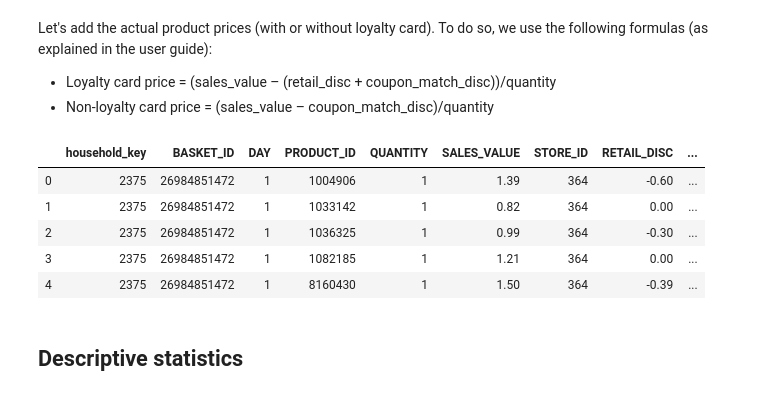
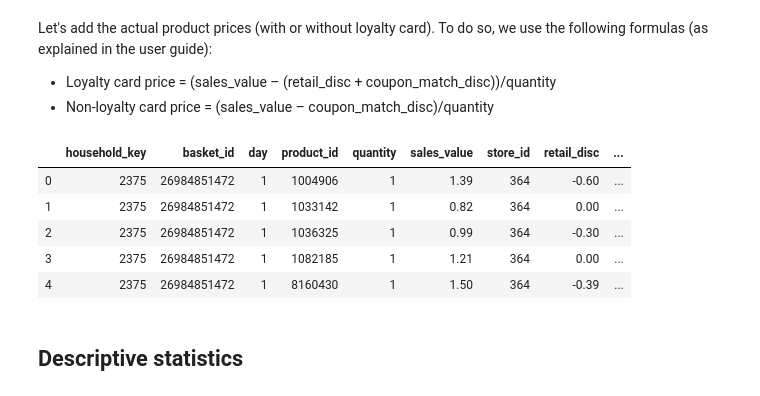
Before and after one commit to whateverforever/ada-2019-project, a Jupyter notebook: data_analysis.ipynb, the cells around one changed output. Drawn from its saved outputs; the diff is of its cells as text; code cells hidden in the pictures.

```diff
--- a/data_analysis.ipynb
+++ b/data_analysis.ipynb
@@ -659,0 +714,4 @@ We can see the difference between the amount of coupon distributed and redeemed
+# %%
+df_transaction = pd.read_csv('dunnhumby/transaction_data.csv')
+df_transaction.columns = map(str.lower, df_transaction.columns)
+df_transaction.head()
@@ -1013,7 +1157,7 @@ We have 14466 transactions in our dataset with QUANTITY = 0.
 # %% [markdown]
 We start by discarding all transcations for which the quantity is null (as no item has actually been sold in these cases).
 # %%
-df_transaction = df_transaction[df_transaction.QUANTITY > 0]
+df_transaction = df_transaction[df_transaction.quantity > 0]
 print('We have %d transactions left in our dataset.' %len(df_transaction))
 # %% [output]
 We have 2581266 transactions left in our dataset.
@@ -1022,11 +1166,11 @@ Let's add the actual product prices (with or without loyalty card). To do so, we
 - Loyalty card price = (sales_value – (retail_disc + coupon_match_disc))/quantity
 - Non-loyalty card price = (sales_value – coupon_match_disc)/quantity
 # %%
-df_transaction['LOYALTY_CARD_PRICE'] = (df_transaction['SALES_VALUE'] - (df_transaction['RETAIL_DISC'] + df_transaction['COUPON_MATCH_DISC']))/df_transaction['QUANTITY']
-df_transaction['NO_LOYALTY_CARD_PRICE'] = (df_transaction['SALES_VALUE'] - df_transaction['COUPON_MATCH_DISC'])/df_transaction['QUANTITY']
+df_transaction['loyalty_card_price'] = (df_transaction['sales_value'] - (df_transaction['retail_disc'] + df_transaction['coupon_match_disc']))/df_transaction['quantity']
+df_transaction['no_loyalty_card_price'] = (df_transaction['sales_value'] - df_transaction['coupon_match_disc'])/df_transaction['quantity']
 df_transaction.head()
 # %% [output]
-|  | household_key | BASKET_ID | DAY | PRODUCT_ID | QUANTITY | SALES_VALUE | STORE_ID | RETAIL_DISC | ... |
+|  | household_key | basket_id | day | product_id | quantity | sales_value | store_id | retail_disc | ... |
 | 0 | 2375 | 26984851472 | 1 | 1004906 | 1 | 1.39 | 364 | -0.60 | ... |
 | 1 | 2375 | 26984851472 | 1 | 1033142 | 1 | 0.82 | 364 | 0.00 | ... |
 | 2 | 2375 | 26984851472 | 1 | 1036325 | 1 | 0.99 | 364 | -0.30 | ... |
```
Also changed, not shown: parts of 184 cells of this notebook.
